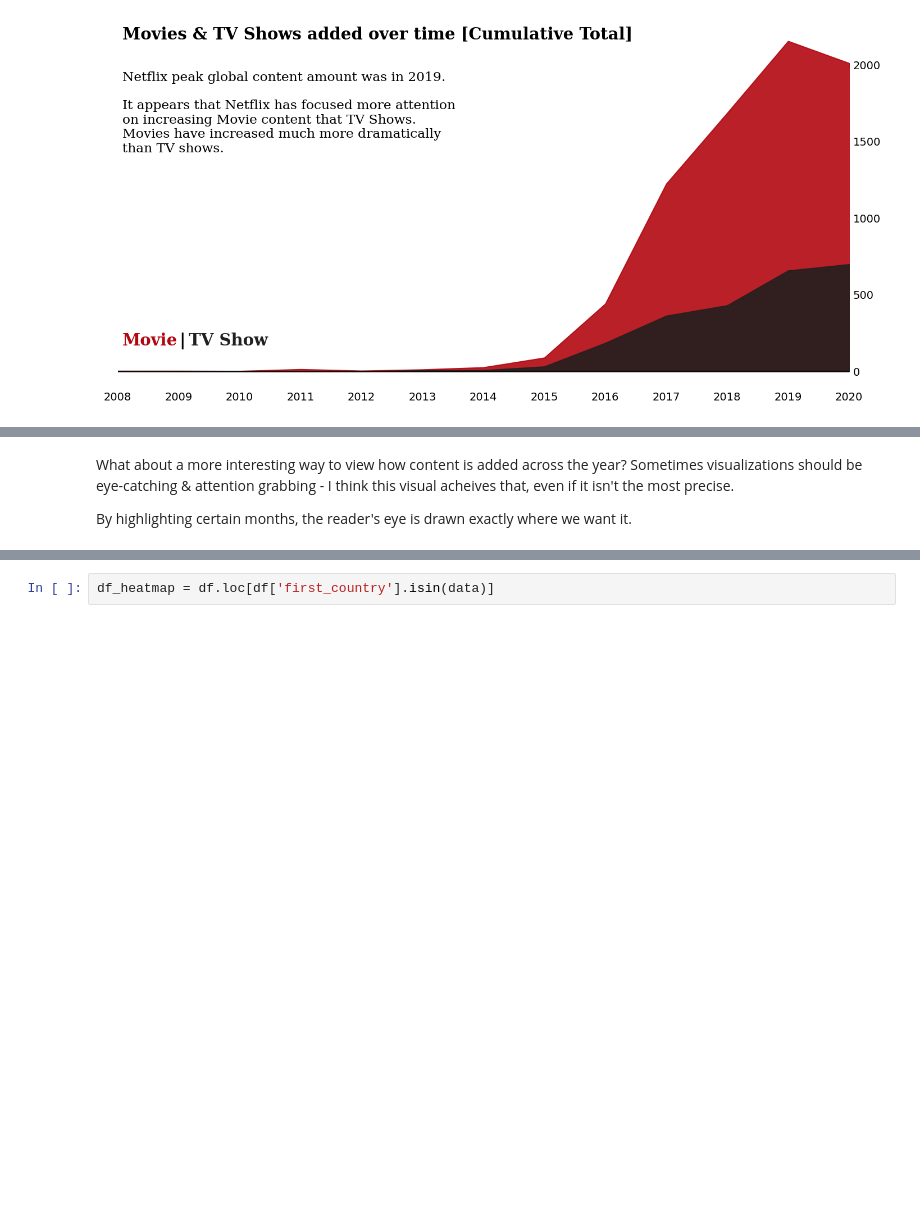
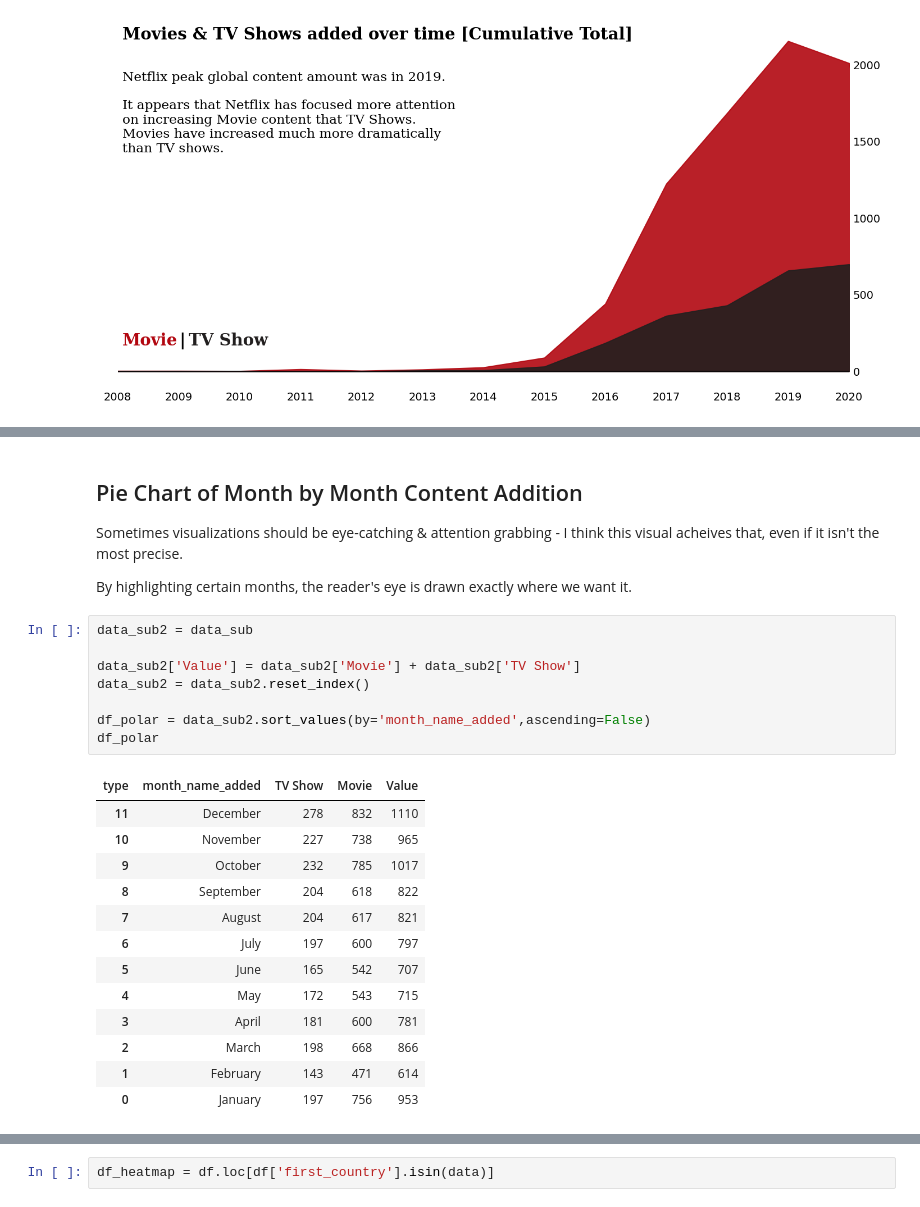
Before and after one commit to cagBRT/Intro-to-Programming-with-Python, a Jupyter notebook: Intermediate_MatPlotLib.ipynb, the cells around one changed output, grey strips where cells are left out. Saved outputs shown, nothing was run; the diff lists cells and outputs as text; blank space fills up the shorter version.

```diff
--- a/Intermediate_MatPlotLib.ipynb
+++ b/Intermediate_MatPlotLib.ipynb
@@ -701,8 +783,30 @@ plt.show()
 # %% [output]
 [figure]
 # %% [markdown]
-What about a more interesting way to view how content is added across the year?
+## Pie Chart of Month by Month Content Addition
 Sometimes visualizations should be eye-catching & attention grabbing - I think this visual acheives that, even if it isn't the most precise.
 
 By highlighting certain months, the reader's eye is drawn exactly where we want it.
+# %%
+data_sub2 = data_sub
+
+data_sub2['Value'] = data_sub2['Movie'] + data_sub2['TV Show']
+data_sub2 = data_sub2.reset_index()
+
+df_polar = data_sub2.sort_values(by='month_name_added',ascending=False)
+df_polar
+# %% [output]
+| type | month_name_added | TV Show | Movie | Value |
+| 11 | December | 278 | 832 | 1110 |
+| 10 | November | 227 | 738 | 965 |
+| 9 | October | 232 | 785 | 1017 |
+| 8 | September | 204 | 618 | 822 |
+| 7 | August | 204 | 617 | 821 |
+| 6 | July | 197 | 600 | 797 |
+| 5 | June | 165 | 542 | 707 |
+| 4 | May | 172 | 543 | 715 |
+| 3 | April | 181 | 600 | 781 |
+| 2 | March | 198 | 668 | 866 |
+| 1 | February | 143 | 471 | 614 |
+| 0 | January | 197 | 756 | 953 |
 # %%
```
Also changed, not shown: parts of 96 cells of this notebook.
